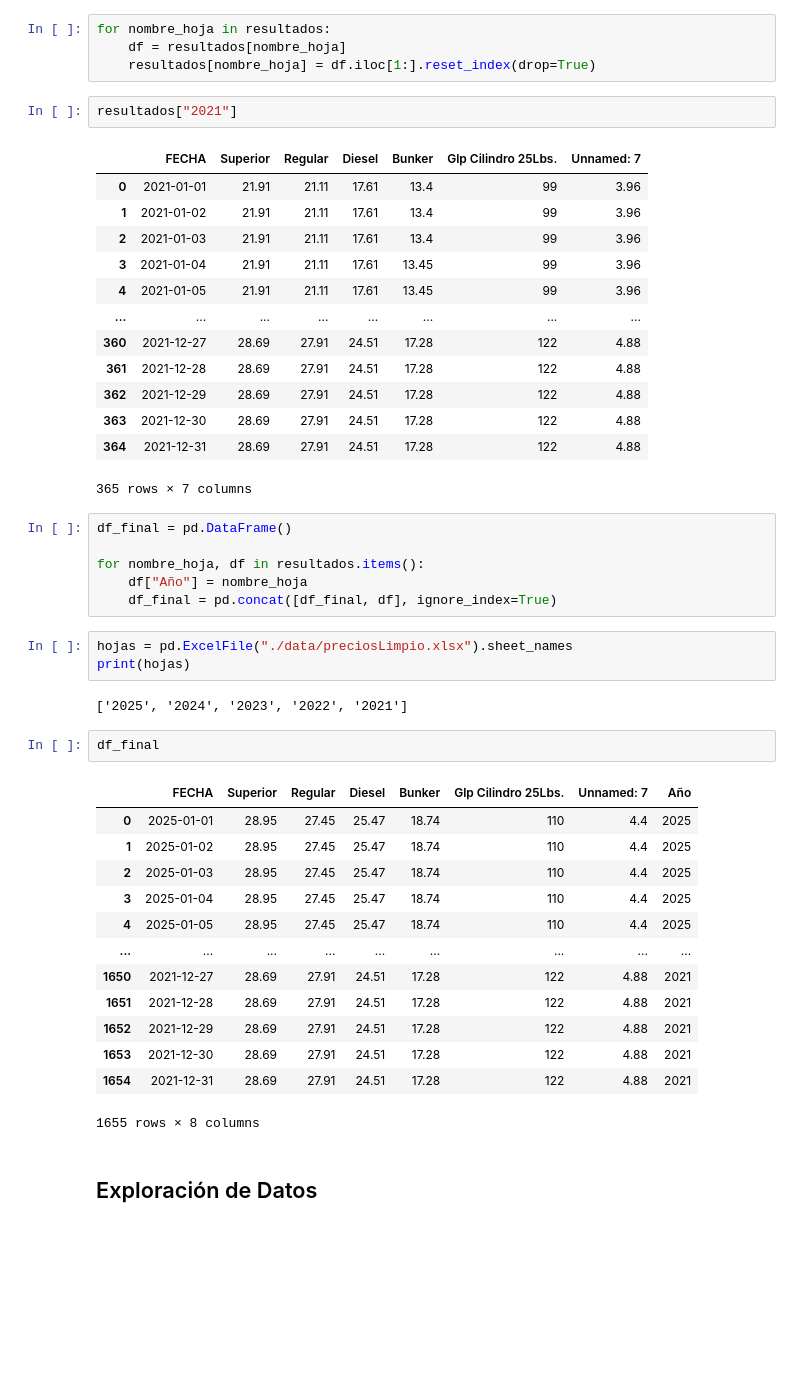
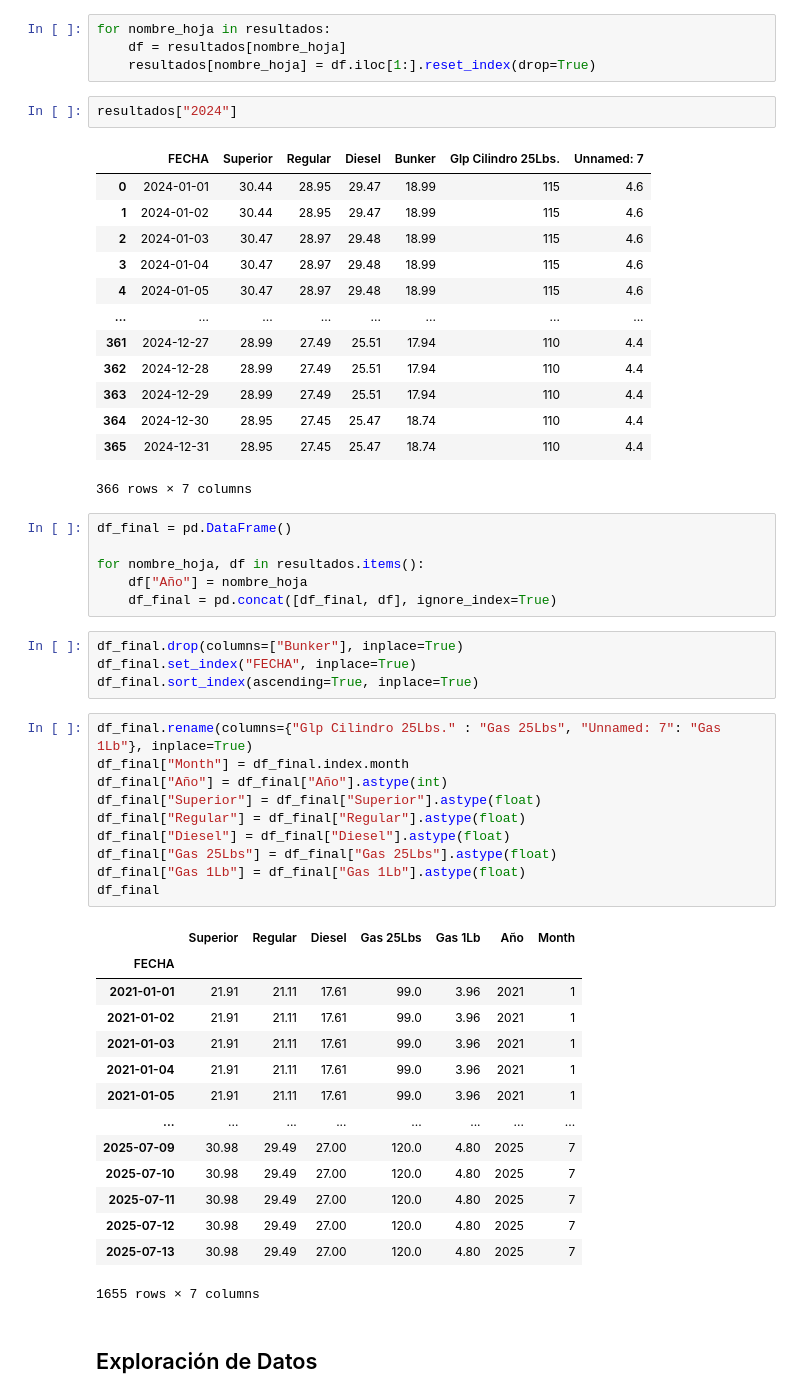
Before and after one commit to DanielRasho/DS-Lab1, a Jupyter notebook: report.ipynb, the cells around one changed output. Saved outputs shown, nothing was run; the diff lists cells and outputs as text; blank space fills up the shorter version.

```diff
--- a/report.ipynb
+++ b/report.ipynb
@@ -36,21 +37,21 @@ for nombre_hoja in resultados:
     df = resultados[nombre_hoja]
     resultados[nombre_hoja] = df.iloc[1:].reset_index(drop=True)
 # %%
-resultados["2021"]
+resultados["2024"]
 # %% [output]
 |  | FECHA | Superior | Regular | Diesel | Bunker | Glp Cilindro 25Lbs. | Unnamed: 7 |
-| 0 | 2021-01-01 | 21.91 | 21.11 | 17.61 | 13.4 | 99 | 3.96 |
-| 1 | 2021-01-02 | 21.91 | 21.11 | 17.61 | 13.4 | 99 | 3.96 |
-| 2 | 2021-01-03 | 21.91 | 21.11 | 17.61 | 13.4 | 99 | 3.96 |
-| 3 | 2021-01-04 | 21.91 | 21.11 | 17.61 | 13.45 | 99 | 3.96 |
-| 4 | 2021-01-05 | 21.91 | 21.11 | 17.61 | 13.45 | 99 | 3.96 |
+| 0 | 2024-01-01 | 30.44 | 28.95 | 29.47 | 18.99 | 115 | 4.6 |
+| 1 | 2024-01-02 | 30.44 | 28.95 | 29.47 | 18.99 | 115 | 4.6 |
+| 2 | 2024-01-03 | 30.47 | 28.97 | 29.48 | 18.99 | 115 | 4.6 |
+| 3 | 2024-01-04 | 30.47 | 28.97 | 29.48 | 18.99 | 115 | 4.6 |
+| 4 | 2024-01-05 | 30.47 | 28.97 | 29.48 | 18.99 | 115 | 4.6 |
 | ... | ... | ... | ... | ... | ... | ... | ... |
-| 360 | 2021-12-27 | 28.69 | 27.91 | 24.51 | 17.28 | 122 | 4.88 |
-| 361 | 2021-12-28 | 28.69 | 27.91 | 24.51 | 17.28 | 122 | 4.88 |
-| 362 | 2021-12-29 | 28.69 | 27.91 | 24.51 | 17.28 | 122 | 4.88 |
-| 363 | 2021-12-30 | 28.69 | 27.91 | 24.51 | 17.28 | 122 | 4.88 |
-| 364 | 2021-12-31 | 28.69 | 27.91 | 24.51 | 17.28 | 122 | 4.88 |
+| 361 | 2024-12-27 | 28.99 | 27.49 | 25.51 | 17.94 | 110 | 4.4 |
+| 362 | 2024-12-28 | 28.99 | 27.49 | 25.51 | 17.94 | 110 | 4.4 |
+| 363 | 2024-12-29 | 28.99 | 27.49 | 25.51 | 17.94 | 110 | 4.4 |
+| 364 | 2024-12-30 | 28.95 | 27.45 | 25.47 | 18.74 | 110 | 4.4 |
+| 365 | 2024-12-31 | 28.95 | 27.45 | 25.47 | 18.74 | 110 | 4.4 |
-365 rows × 7 columns
+366 rows × 7 columns
 # %%
 df_final = pd.DataFrame()
 
@@ -58,25 +59,33 @@ for nombre_hoja, df in resultados.items():
     df["Año"] = nombre_hoja
     df_final = pd.concat([df_final, df], ignore_index=True)
 # %%
-hojas = pd.ExcelFile("./data/preciosLimpio.xlsx").sheet_names
-print(hojas)
+df_final.drop(columns=["Bunker"], inplace=True)
+df_final.set_index("FECHA", inplace=True)
+df_final.sort_index(ascending=True, inplace=True)
-# %% [output]
-['2025', '2024', '2023', '2022', '2021']
 # %%
+df_final.rename(columns={"Glp Cilindro 25Lbs." : "Gas 25Lbs", "Unnamed: 7": "Gas 1Lb"}, inplace=True)
+df_final["Month"] = df_final.index.month
+df_final["Año"] = df_final["Año"].astype(int)
+df_final["Superior"] = df_final["Superior"].astype(float)
+df_final["Regular"] = df_final["Regular"].astype(float)
+df_final["Diesel"] = df_final["Diesel"].astype(float)
+df_final["Gas 25Lbs"] = df_final["Gas 25Lbs"].astype(float)
+df_final["Gas 1Lb"] = df_final["Gas 1Lb"].astype(float)
 df_final
 # %% [output]
-|  | FECHA | Superior | Regular | Diesel | Bunker | Glp Cilindro 25Lbs. | Unnamed: 7 | Año |
-| 0 | 2025-01-01 | 28.95 | 27.45 | 25.47 | 18.74 | 110 | 4.4 | 2025 |
-| 1 | 2025-01-02 | 28.95 | 27.45 | 25.47 | 18.74 | 110 | 4.4 | 2025 |
-| 2 | 2025-01-03 | 28.95 | 27.45 | 25.47 | 18.74 | 110 | 4.4 | 2025 |
-| 3 | 2025-01-04 | 28.95 | 27.45 | 25.47 | 18.74 | 110 | 4.4 | 2025 |
-| 4 | 2025-01-05 | 28.95 | 27.45 | 25.47 | 18.74 | 110 | 4.4 | 2025 |
-| ... | ... | ... | ... | ... | ... | ... | ... | ... |
-| 1650 | 2021-12-27 | 28.69 | 27.91 | 24.51 | 17.28 | 122 | 4.88 | 2021 |
-| 1651 | 2021-12-28 | 28.69 | 27.91 | 24.51 | 17.28 | 122 | 4.88 | 2021 |
-| 1652 | 2021-12-29 | 28.69 | 27.91 | 24.51 | 17.28 | 122 | 4.88 | 2021 |
-| 1653 | 2021-12-30 | 28.69 | 27.91 | 24.51 | 17.28 | 122 | 4.88 | 2021 |
-| 1654 | 2021-12-31 | 28.69 | 27.91 | 24.51 | 17.28 | 122 | 4.88 | 2021 |
+|  | Superior | Regular | Diesel | Gas 25Lbs | Gas 1Lb | Año | Month |
+| FECHA |  |  |  |  |  |  |  |
+| 2021-01-01 | 21.91 | 21.11 | 17.61 | 99.0 | 3.96 | 2021 | 1 |
+| 2021-01-02 | 21.91 | 21.11 | 17.61 | 99.0 | 3.96 | 2021 | 1 |
+| 2021-01-03 | 21.91 | 21.11 | 17.61 | 99.0 | 3.96 | 2021 | 1 |
+| 2021-01-04 | 21.91 | 21.11 | 17.61 | 99.0 | 3.96 | 2021 | 1 |
+| 2021-01-05 | 21.91 | 21.11 | 17.61 | 99.0 | 3.96 | 2021 | 1 |
+| ... | ... | ... | ... | ... | ... | ... | ... |
+| 2025-07-09 | 30.98 | 29.49 | 27.00 | 120.0 | 4.80 | 2025 | 7 |
+| 2025-07-10 | 30.98 | 29.49 | 27.00 | 120.0 | 4.80 | 2025 | 7 |
+| 2025-07-11 | 30.98 | 29.49 | 27.00 | 120.0 | 4.80 | 2025 | 7 |
+| 2025-07-12 | 30.98 | 29.49 | 27.00 | 120.0 | 4.80 | 2025 | 7 |
+| 2025-07-13 | 30.98 | 29.49 | 27.00 | 120.0 | 4.80 | 2025 | 7 |
-1655 rows × 8 columns
+1655 rows × 7 columns
 # %% [markdown]
 ## Exploración de Datos
```
Also changed, not shown: parts of 15 cells of this notebook.
